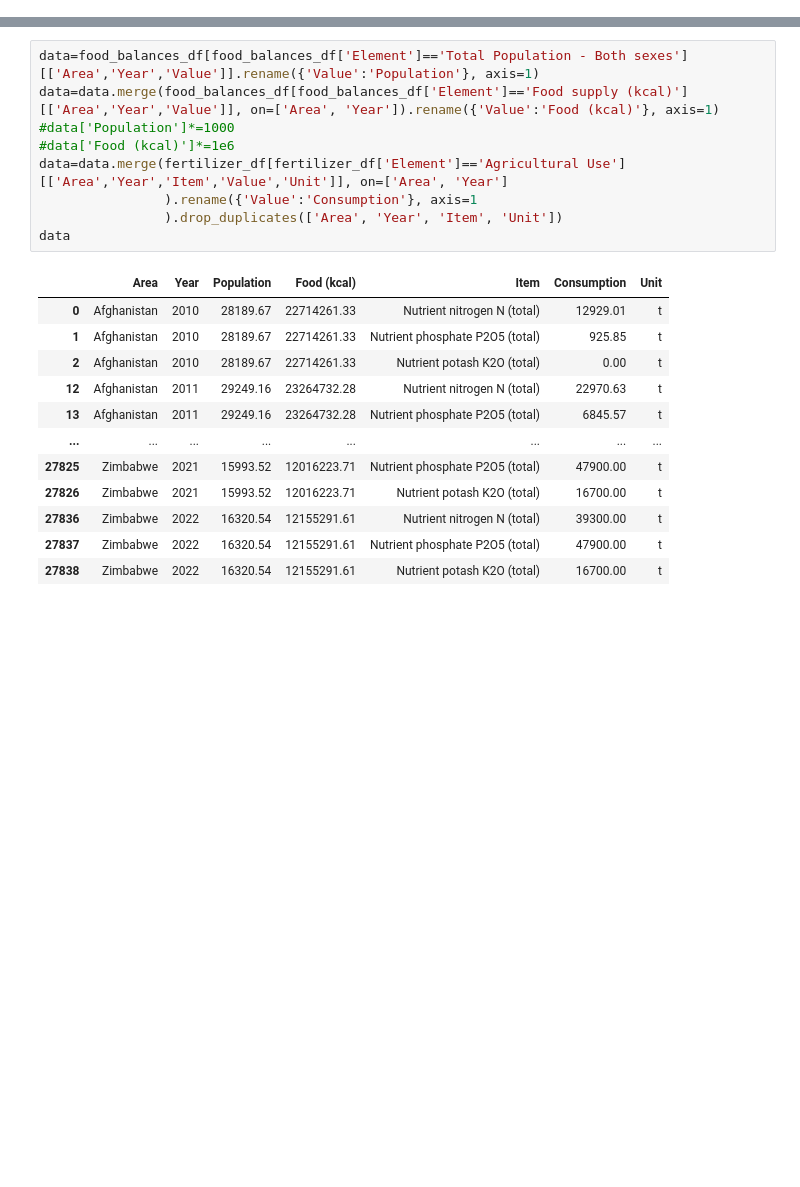
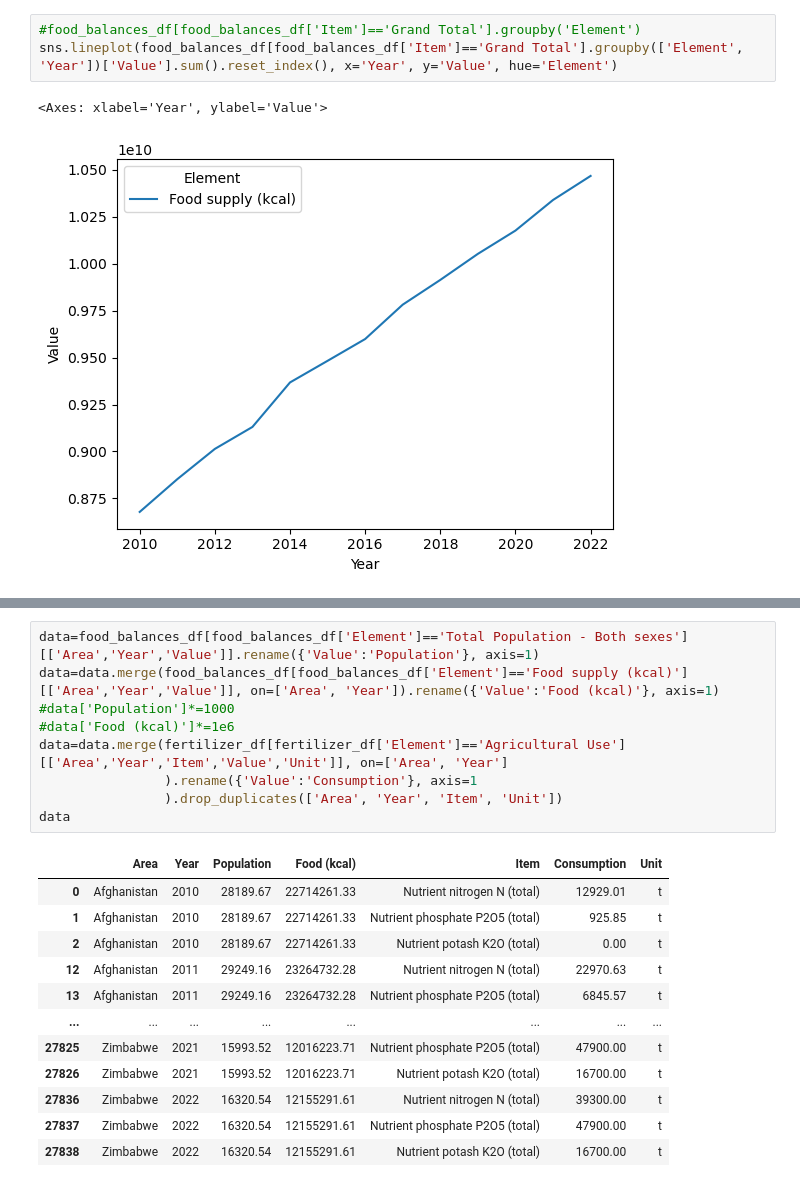
Before and after one commit to leoThorwald/fertilizer_overuse, a Jupyter notebook: extracting_data.ipynb, the cells around one changed output, grey strips where cells are left out. Drawn from its saved outputs; the diff is of its cells as text; blank space fills up the shorter version.

```diff
--- a/extracting_data.ipynb
+++ b/extracting_data.ipynb
@@ -22,0 +73,6 @@ fertilizer_df
+# %%
+#food_balances_df[food_balances_df['Item']=='Grand Total'].groupby('Element')
+sns.lineplot(food_balances_df[food_balances_df['Item']=='Grand Total'].groupby(['Element', 'Year'])['Value'].sum().reset_index(), x='Year', y='Value', hue='Element')
+# %% [output]
+<Axes: xlabel='Year', ylabel='Value'>
+[figure, added]
```
Also changed, not shown: parts of 43 cells of this notebook.
